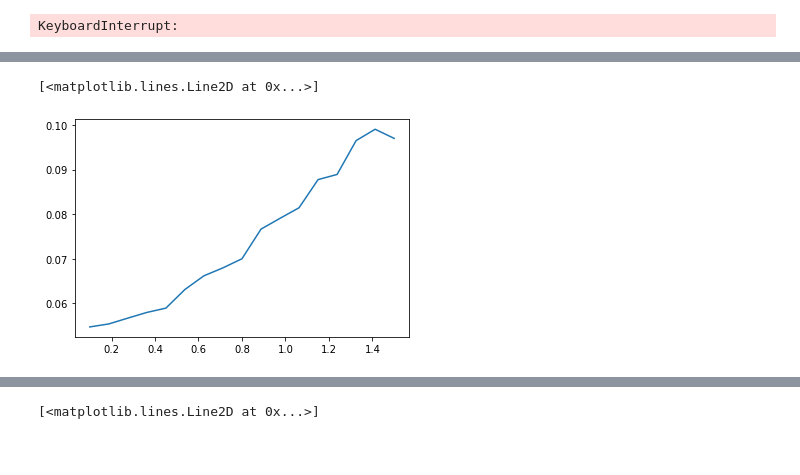
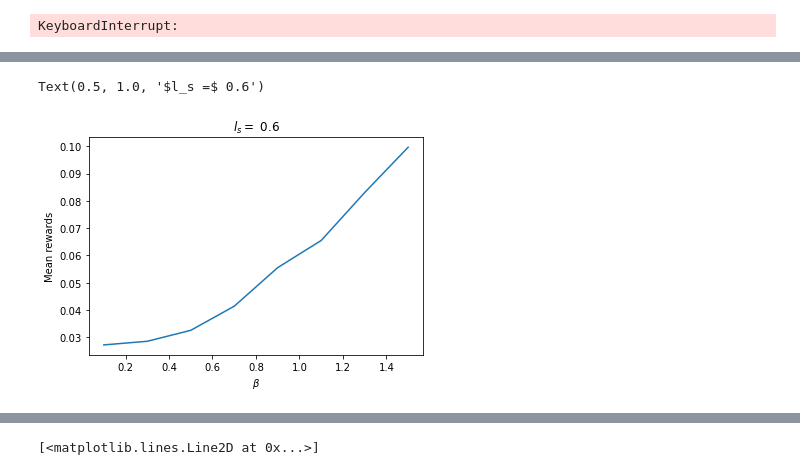
Before and after one commit to gorkamunoz/rl_opts, a Jupyter notebook: nbs/diffusion_walks.ipynb, the cells around one changed output, grey strips where cells are left out. Saved outputs shown, nothing was run; the diff lists cells and outputs as text; code cells hidden in the pictures.

```diff
--- a/nbs/diffusion_walks.ipynb
+++ b/nbs/diffusion_walks.ipynb
@@ -20,0 +26,5 @@ def lw_step(alpha, num_part = 1):
+# %%
+h, e = np.histogram(num, bins = np.linspace(1, 1e3, 1000))
+theory = x**(-beta-1)
+plt.loglog(x, theory)
+plt.loglog(e[1:], h/h[0])
@@ -113,10 +126,10 @@ axs[1, -1].set_axis_off()
 # %% [markdown]
 ## Searching
 # %%
-Nt = 400
-density = 0.05
-N = 2000; T = int(1000)
+Nt = 4000
+density = 0.01
+N = 2000; T = int(100)
 L = Nt/density
 at = 0.5
-ls = 3
+ls = 5
 # %%
@@ -124,20 +137,23 @@ target_search(Nt = Nt, N = N, T = T, alpha = 0.1, L = L, at = at, ls = ls, sampl
 # %% [output]
 KeyboardInterrupt:
 # %%
-alphas = np.linspace(0.1, 1.5, 17)
+alphas = np.linspace(0.1, 2, 8)
 
 
-results = np.array(Parallel(n_jobs=len(alphas))(delayed(target_search)(Nt = Nt, N = N, T = T, sample_step = lw_step, alpha = alpha, L = L, at = at, ls = ls)
+results = np.array(Parallel(n_jobs=len(alphas))(delayed(target_search_onhit)(Nt = Nt, N = N, T = T, sample_step = lw_step, alpha = alpha, L = L, at = at, ls = ls)
                 for alpha in alphas), dtype = object)
 # %%
 
-encs = results[:, 0]
+encs = results
 
 m_eta = np.zeros(len(alphas))
 std_eta = np.zeros_like(m_eta)
 
-for idx_a, e in enumerate(encs):
-    m_eta[idx_a] = e.mean()
-    std_eta[idx_a] = e.std()
+for idx_a, e in enumerate(tqdm(encs)):
+#     ee = e.copy()
+#     ee[ee != 0] = 1
+    m_eta[idx_a] = e.flatten().mean()
+    std_eta[idx_a] = e.flatten().std()
+
 
 # enc, real_steps = LW_search(Nt = Nt, N = N, T = T, alpha = alpha, L = L, at = at, ls =)
@@ -144,5 +186,7 @@ for idx_a, e in enumerate(encs):
 # %%
 plt.plot(alphas, m_eta)
+plt.xlabel(r'$\beta$'); plt.ylabel('Mean rewards')
+plt.title(fr'$l_s =$ {ls}')
 # %% [output]
-[<matplotlib.lines.Line2D at 0x...>]
+Text(0.5, 1.0, '$l_s =$ 0.6')
-[figure, old version]
+[figure, new version]
```
Also changed, not shown: parts of 32 cells of this notebook, 5 other files.
